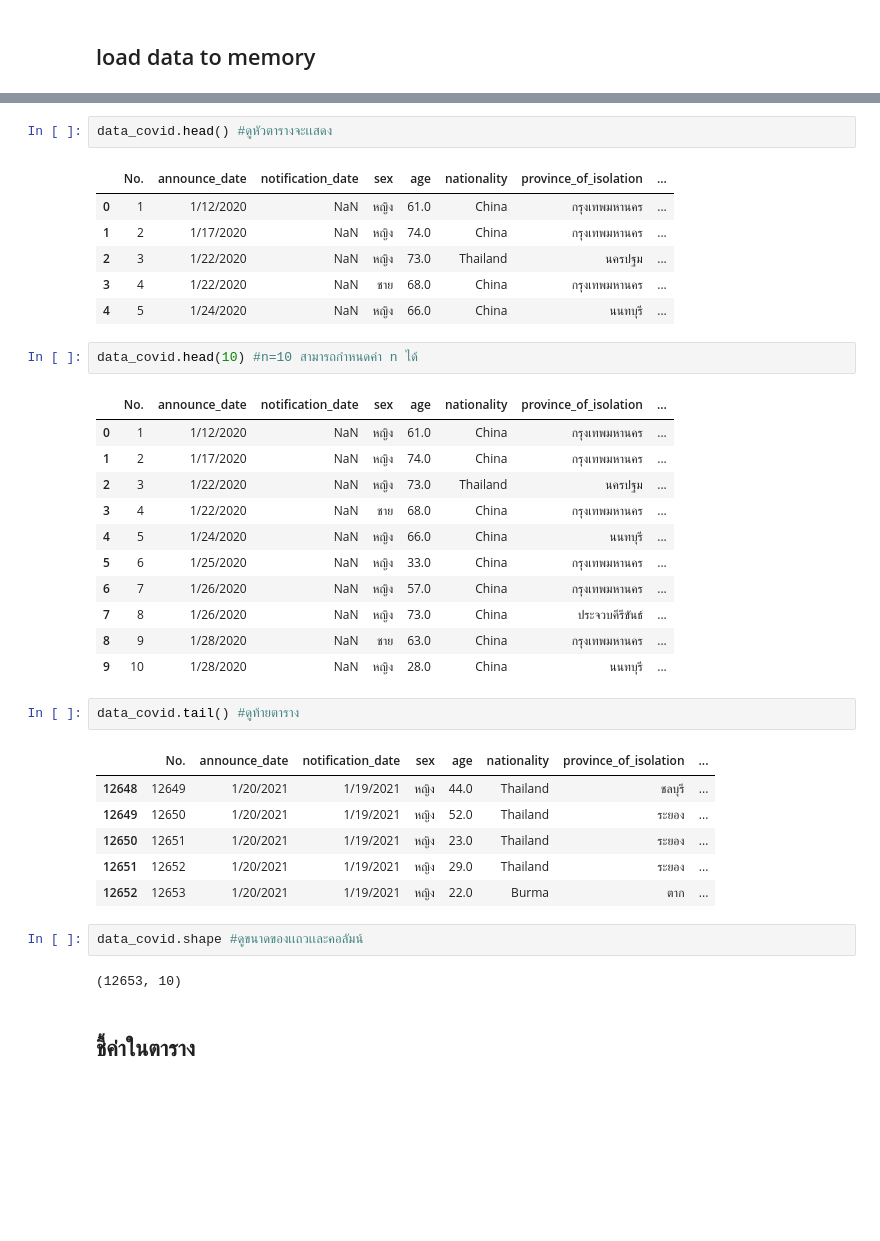
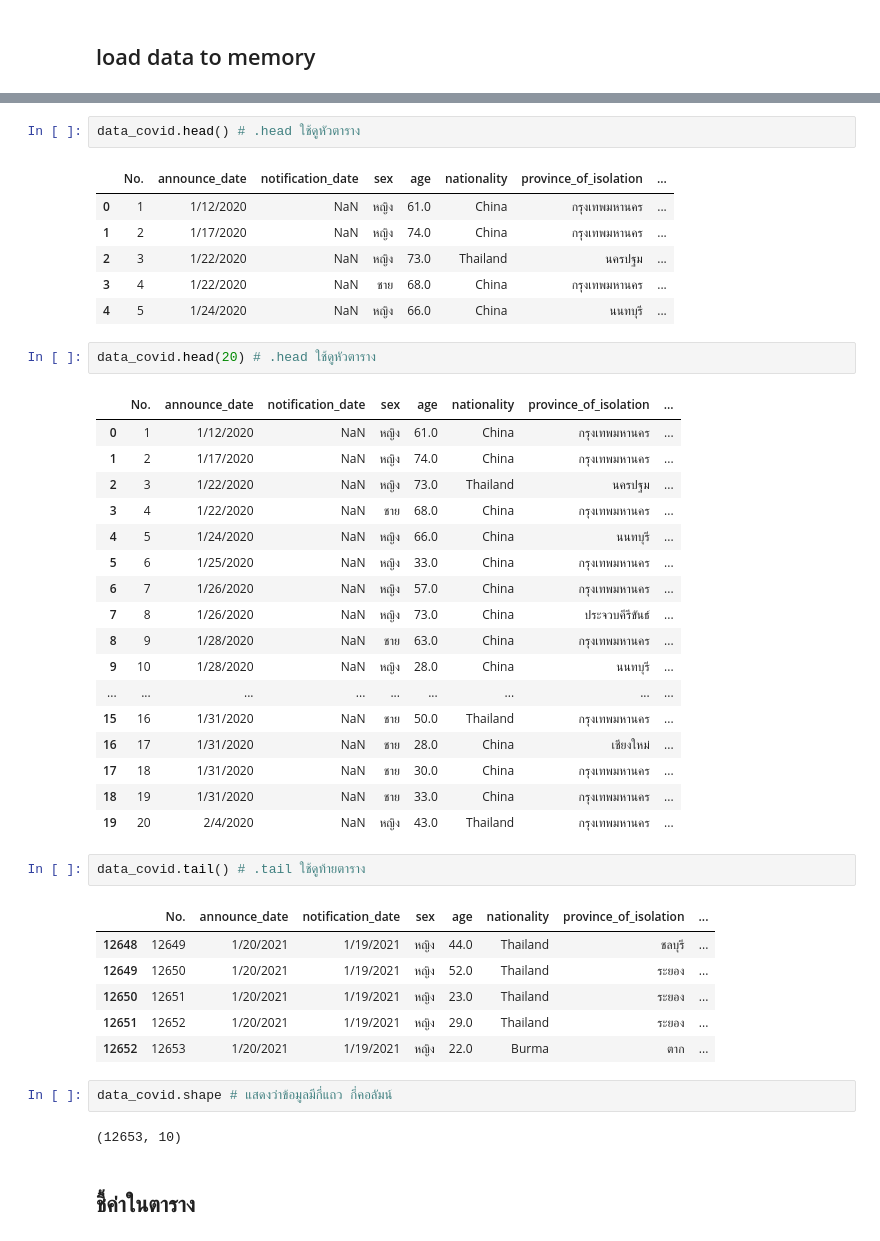
Before and after one commit to naruemonssp/data_viz_2022, a Jupyter notebook: Pandas101.ipynb, the cells around one changed output, grey strips where cells are left out. Saved outputs shown, nothing was run; the diff lists cells and outputs as text; blank space fills up the shorter version.

```diff
--- a/Pandas101.ipynb
+++ b/Pandas101.ipynb
@@ -47,5 +47,5 @@ data_covid
 # %%
-data_covid.head() #ดูหัวตารางจะเเสดง
+data_covid.head() # .head ใช้ดูหัวตาราง
 # %% [output]
 |  | No. | announce_date | notification_date | sex | age | nationality | province_of_isolation | ... |
 | 0 | 1 | 1/12/2020 | NaN | หญิง | 61.0 | China | กรุงเทพมหานคร | ... |
@@ -53,22 +53,28 @@ data_covid.head() #ดูหัวตารางจะเเสดง
 | 2 | 3 | 1/22/2020 | NaN | หญิง | 73.0 | Thailand | นครปฐม | ... |
 | 3 | 4 | 1/22/2020 | NaN | ชาย | 68.0 | China | กรุงเทพมหานคร | ... |
 | 4 | 5 | 1/24/2020 | NaN | หญิง | 66.0 | China | นนทบุรี | ... |
-# %%
-data_covid.head(10) #n=10 สามารถกำหนดค่า n ได้
-# %% [output]
-|  | No. | announce_date | notification_date | sex | age | nationality | province_of_isolation | ... |
-| 0 | 1 | 1/12/2020 | NaN | หญิง | 61.0 | China | กรุงเทพมหานคร | ... |
-| 1 | 2 | 1/17/2020 | NaN | หญิง | 74.0 | China | กรุงเทพมหานคร | ... |
-| 2 | 3 | 1/22/2020 | NaN | หญิง | 73.0 | Thailand | นครปฐม | ... |
-| 3 | 4 | 1/22/2020 | NaN | ชาย | 68.0 | China | กรุงเทพมหานคร | ... |
-| 4 | 5 | 1/24/2020 | NaN | หญิง | 66.0 | China | นนทบุรี | ... |
-| 5 | 6 | 1/25/2020 | NaN | หญิง | 33.0 | China | กรุงเทพมหานคร | ... |
-| 6 | 7 | 1/26/2020 | NaN | หญิง | 57.0 | China | กรุงเทพมหานคร | ... |
-| 7 | 8 | 1/26/2020 | NaN | หญิง | 73.0 | China | ประจวบคีรีขันธ์ | ... |
-| 8 | 9 | 1/28/2020 | NaN | ชาย | 63.0 | China | กรุงเทพมหานคร | ... |
-| 9 | 10 | 1/28/2020 | NaN | หญิง | 28.0 | China | นนทบุรี | ... |
+# %%
+data_covid.head(20) # .head ใช้ดูหัวตาราง
+# %% [output]
+|  | No. | announce_date | notification_date | sex | age | nationality | province_of_isolation | ... |
+| 0 | 1 | 1/12/2020 | NaN | หญิง | 61.0 | China | กรุงเทพมหานคร | ... |
+| 1 | 2 | 1/17/2020 | NaN | หญิง | 74.0 | China | กรุงเทพมหานคร | ... |
+| 2 | 3 | 1/22/2020 | NaN | หญิง | 73.0 | Thailand | นครปฐม | ... |
+| 3 | 4 | 1/22/2020 | NaN | ชาย | 68.0 | China | กรุงเทพมหานคร | ... |
+| 4 | 5 | 1/24/2020 | NaN | หญิง | 66.0 | China | นนทบุรี | ... |
+| 5 | 6 | 1/25/2020 | NaN | หญิง | 33.0 | China | กรุงเทพมหานคร | ... |
+| 6 | 7 | 1/26/2020 | NaN | หญิง | 57.0 | China | กรุงเทพมหานคร | ... |
+| 7 | 8 | 1/26/2020 | NaN | หญิง | 73.0 | China | ประจวบคีรีขันธ์ | ... |
+| 8 | 9 | 1/28/2020 | NaN | ชาย | 63.0 | China | กรุงเทพมหานคร | ... |
+| 9 | 10 | 1/28/2020 | NaN | หญิง | 28.0 | China | นนทบุรี | ... |
+| ... | ... | ... | ... | ... | ... | ... | ... | ... |
+| 15 | 16 | 1/31/2020 | NaN | ชาย | 50.0 | Thailand | กรุงเทพมหานคร | ... |
+| 16 | 17 | 1/31/2020 | NaN | ชาย | 28.0 | China | เชียงใหม่ | ... |
+| 17 | 18 | 1/31/2020 | NaN | ชาย | 30.0 | China | กรุงเทพมหานคร | ... |
+| 18 | 19 | 1/31/2020 | NaN | ชาย | 33.0 | China | กรุงเทพมหานคร | ... |
+| 19 | 20 | 2/4/2020 | NaN | หญิง | 43.0 | Thailand | กรุงเทพมหานคร | ... |
 # %%
-data_covid.tail() #ดูท้ายตาราง
+data_covid.tail() # .tail ใช้ดูท้ายตาราง
 # %% [output]
 |  | No. | announce_date | notification_date | sex | age | nationality | province_of_isolation | ... |
 | 12648 | 12649 | 1/20/2021 | 1/19/2021 | หญิง | 44.0 | Thailand | ชลบุรี | ... |
@@ -76,10 +82,10 @@ data_covid.tail() #ดูท้ายตาราง
 | 12650 | 12651 | 1/20/2021 | 1/19/2021 | หญิง | 23.0 | Thailand | ระยอง | ... |
 | 12651 | 12652 | 1/20/2021 | 1/19/2021 | หญิง | 29.0 | Thailand | ระยอง | ... |
 | 12652 | 12653 | 1/20/2021 | 1/19/2021 | หญิง | 22.0 | Burma | ตาก | ... |
-# %%
-data_covid.shape #ดูขนาดของเเถวเเละคอลัมน์
-# %% [output]
-(12653, 10)
+# %%
+data_covid.shape # แสดงว่าข้อมูลมีกี่แถว กี่คอลัมน์
+# %% [output]
+(12653, 10)
 # %% [markdown]
 ## ชี้ค่าในตาราง
 # %% [markdown]
```
Also changed, not shown: parts of 57 cells of this notebook.
